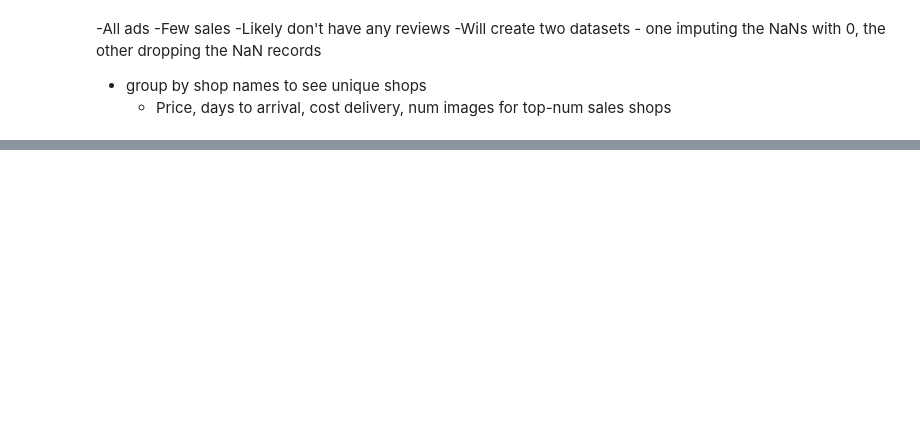
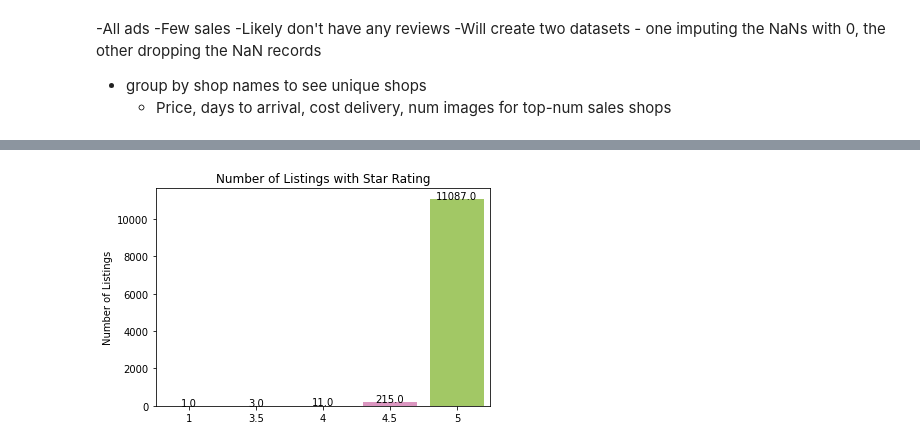
Before and after one commit to anastasiabizyayeva/Price_Etsymator, a Jupyter notebook: 01_EDA.ipynb, the cells around one changed output, grey strips where cells are left out. Cells and saved outputs as stored; diff of their text form; code cells hidden in the pictures; blank space fills up the shorter version.

```diff
--- a/01_EDA.ipynb
+++ b/01_EDA.ipynb
@@ -184,0 +332,8 @@ df.groupby('Num_Sales').sort_values(ascending=False)
+# %%
+xticks_star = [1,3.5,4,4.5,5]
+df_star = df['Star_Rating'].value_counts()
+plot_bar(df_star.index, df_star.values, 'Number of Listings with Star Rating',xticks_star)
+
+plt.show()
+# %% [output]
+[figure, added]
```
Also changed, not shown: parts of 19 cells of this notebook.
